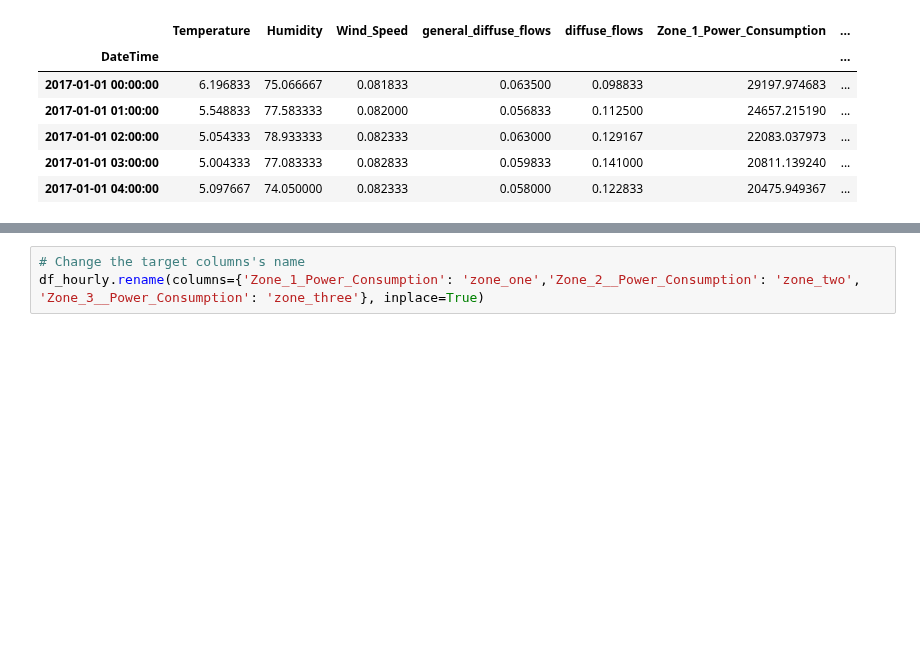
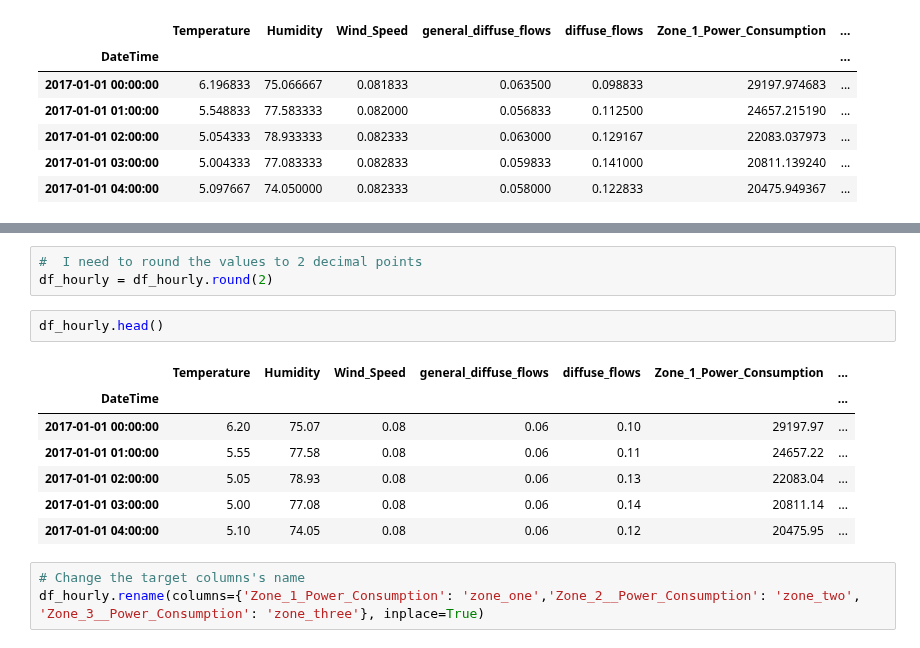
Before and after one commit to Mortti11/Deep_Learning, a Jupyter notebook: LSTM/Prepro.ipynb, the cells around one changed output, grey strips where cells are left out. Drawn from its saved outputs; the diff is of its cells as text; blank space fills up the shorter version.

```diff
--- a/LSTM/Prepro.ipynb
+++ b/LSTM/Prepro.ipynb
@@ -147,6 +146,19 @@ df_hourly.head()
 | 2017-01-01 02:00:00 | 5.054333 | 78.933333 | 0.082333 | 0.063000 | 0.129167 | 22083.037973 | ... |
 | 2017-01-01 03:00:00 | 5.004333 | 77.083333 | 0.082833 | 0.059833 | 0.141000 | 20811.139240 | ... |
 | 2017-01-01 04:00:00 | 5.097667 | 74.050000 | 0.082333 | 0.058000 | 0.122833 | 20475.949367 | ... |
+# %%
+#  I need to round the values to 2 decimal points
+df_hourly = df_hourly.round(2)
+# %%
+df_hourly.head()
+# %% [output]
+|  | Temperature | Humidity | Wind_Speed | general_diffuse_flows | diffuse_flows | Zone_1_Power_Consumption | ... |
+| DateTime |  |  |  |  |  |  | ... |
+| 2017-01-01 00:00:00 | 6.20 | 75.07 | 0.08 | 0.06 | 0.10 | 29197.97 | ... |
+| 2017-01-01 01:00:00 | 5.55 | 77.58 | 0.08 | 0.06 | 0.11 | 24657.22 | ... |
+| 2017-01-01 02:00:00 | 5.05 | 78.93 | 0.08 | 0.06 | 0.13 | 22083.04 | ... |
+| 2017-01-01 03:00:00 | 5.00 | 77.08 | 0.08 | 0.06 | 0.14 | 20811.14 | ... |
+| 2017-01-01 04:00:00 | 5.10 | 74.05 | 0.08 | 0.06 | 0.12 | 20475.95 | ... |
 # %%
 # Change the target columns's name
 df_hourly.rename(columns={'Zone_1_Power_Consumption': 'zone_one','Zone_2__Power_Consumption': 'zone_two',  'Zone_3__Power_Consumption': 'zone_three'}, inplace=True)
```
Also changed, not shown: parts of 8 cells of this notebook, 4 other files.
